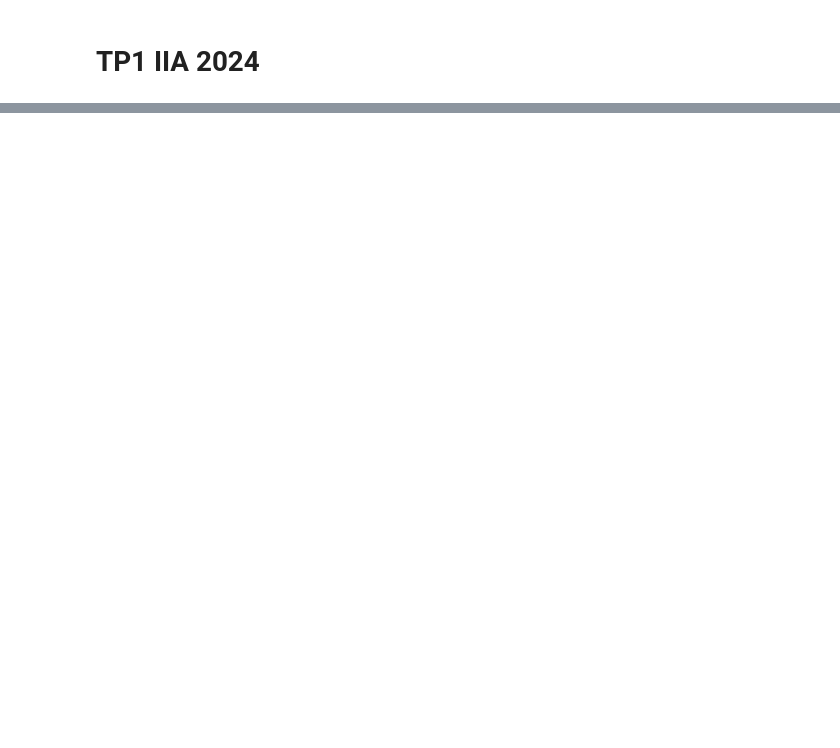
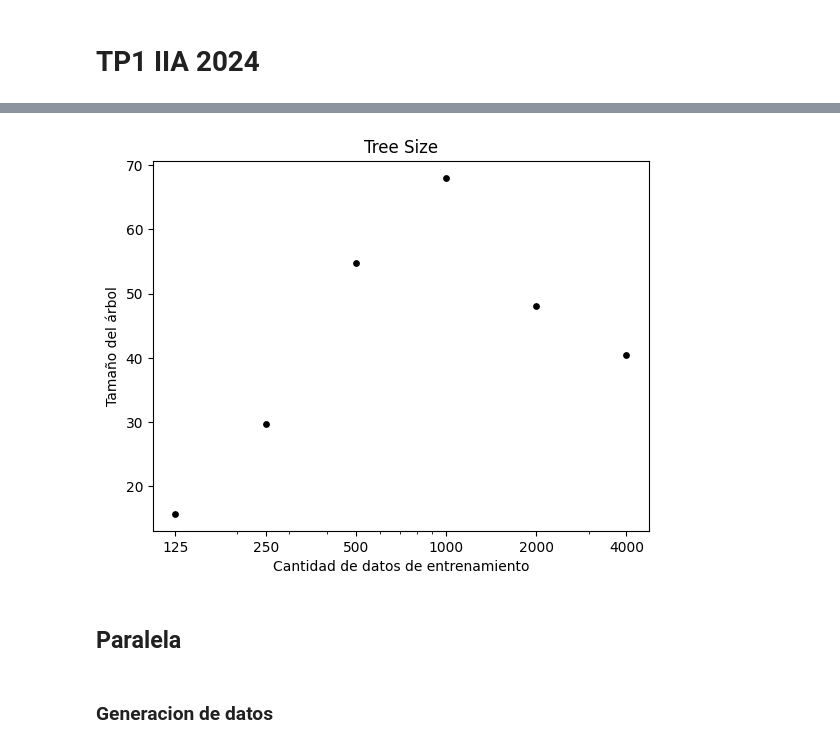
Before and after one commit to LautaroCerruti/ML-IAA-2024, a Jupyter notebook: TP1.ipynb, the cells around one changed output, grey strips where cells are left out. Cells and saved outputs as stored; diff of their text form; code cells hidden in the pictures; blank space fills up the shorter version.

```diff
--- a/TP1.ipynb
+++ b/TP1.ipynb
@@ -192,0 +324,26 @@ Podemos ver que mientras mas puntos tiene el conjunto de entrenamiento mejor es
+# %%
+tree_size_avgs = [d['tree_size'] for k, d in avgs.items()]
+
+plt.scatter(
+    n_sizes,
+    tree_size_avgs,
+    c=['black'],
+    label="Tree Size",
+    cmap=plt.cm.RdYlBu,
+    edgecolor="black",
+    s=15,
+)
+
+plt.xscale('log')
+plt.xticks(n_sizes, labels=[str(size) for size in n_sizes])
+
+plt.xlabel('Cantidad de datos de entrenamiento')
+plt.ylabel('Tamaño del árbol')
+plt.title(f'Tree Size')
+plt.show()
+# %% [output]
+[figure, added]
+# %% [markdown]
+## Paralela
+# %% [markdown]
+### Generacion de datos
```
Also changed, not shown: parts of 31 cells of this notebook.
